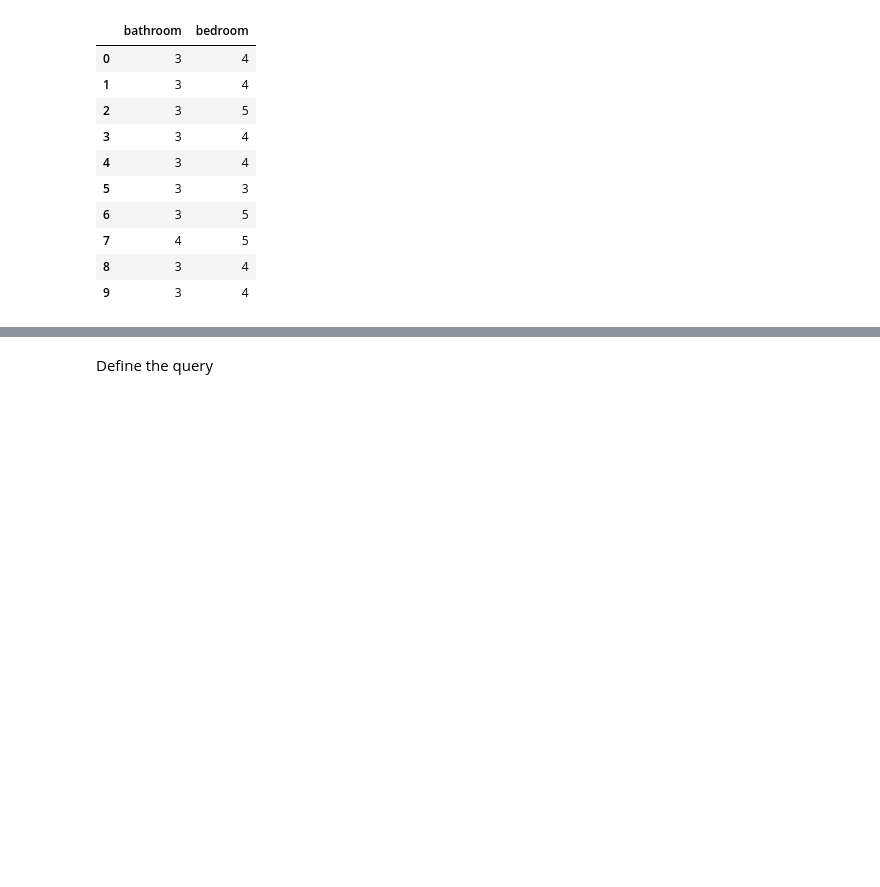
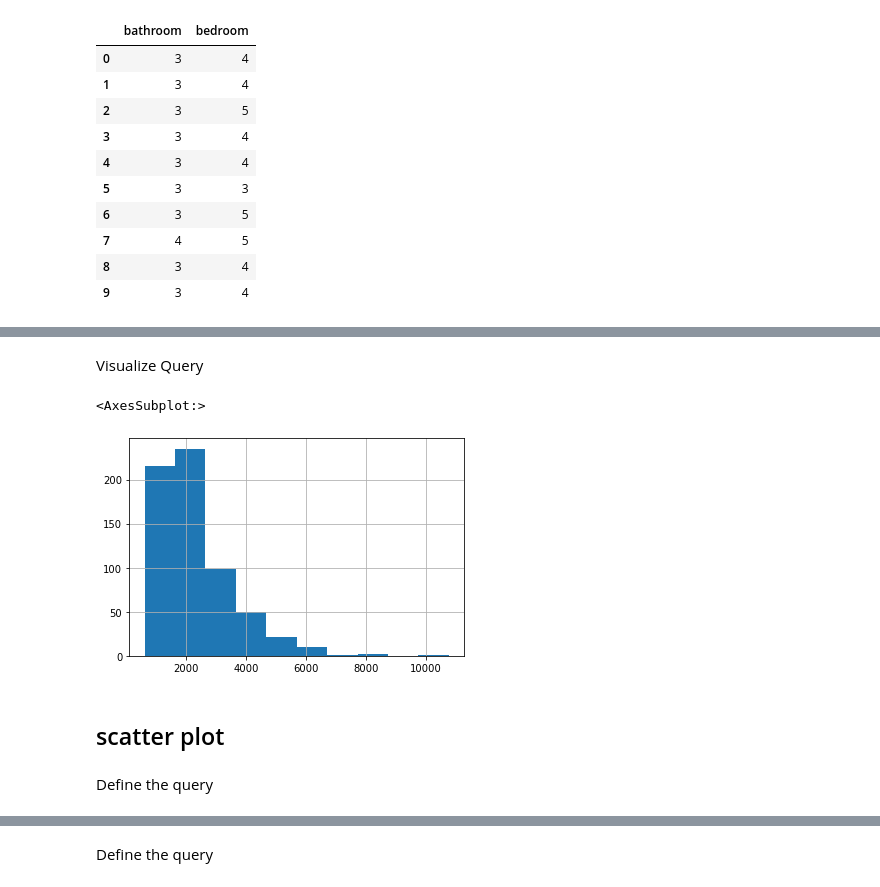
Before and after one commit to Palabone8/IA340, a Jupyter notebook: lec4.ipynb, the cells around one changed output, grey strips where cells are left out. Cells and saved outputs as stored; diff of their text form; code cells hidden in the pictures; blank space fills up the shorter version.

```diff
--- a/lec4.ipynb
+++ b/lec4.ipynb
@@ -66,0 +98,18 @@ df[:10]
+# %%
+sql_statement= """
+                select price,area
+                from public.house_price_full
+                """
+# %% [markdown]
+Visualize Query
+# %%
+df_price=pandas.read_sql_query(sql_statement,conn)
+
+df_price['area'].hist()
+# %% [output]
+<AxesSubplot:>
+[figure, added]
+# %% [markdown]
+## scatter plot
+# %% [markdown]
+Define the query
```
Also changed, not shown: parts of 19 cells of this notebook, 1 other file.
